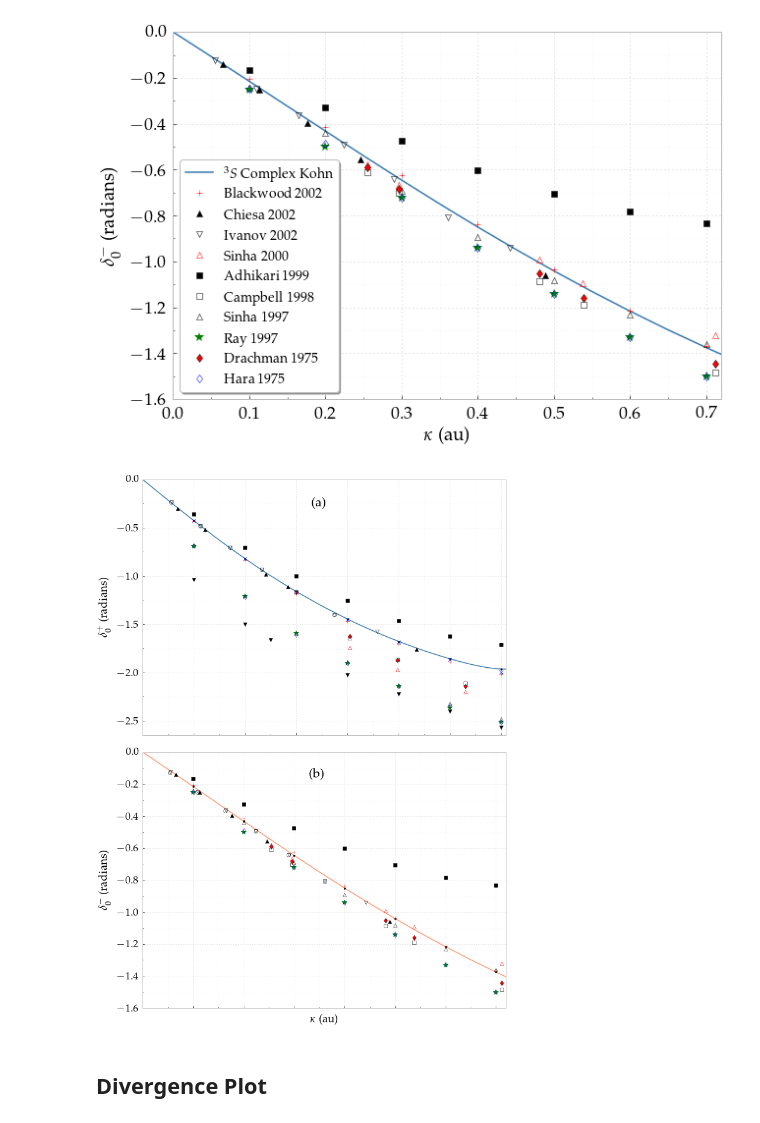
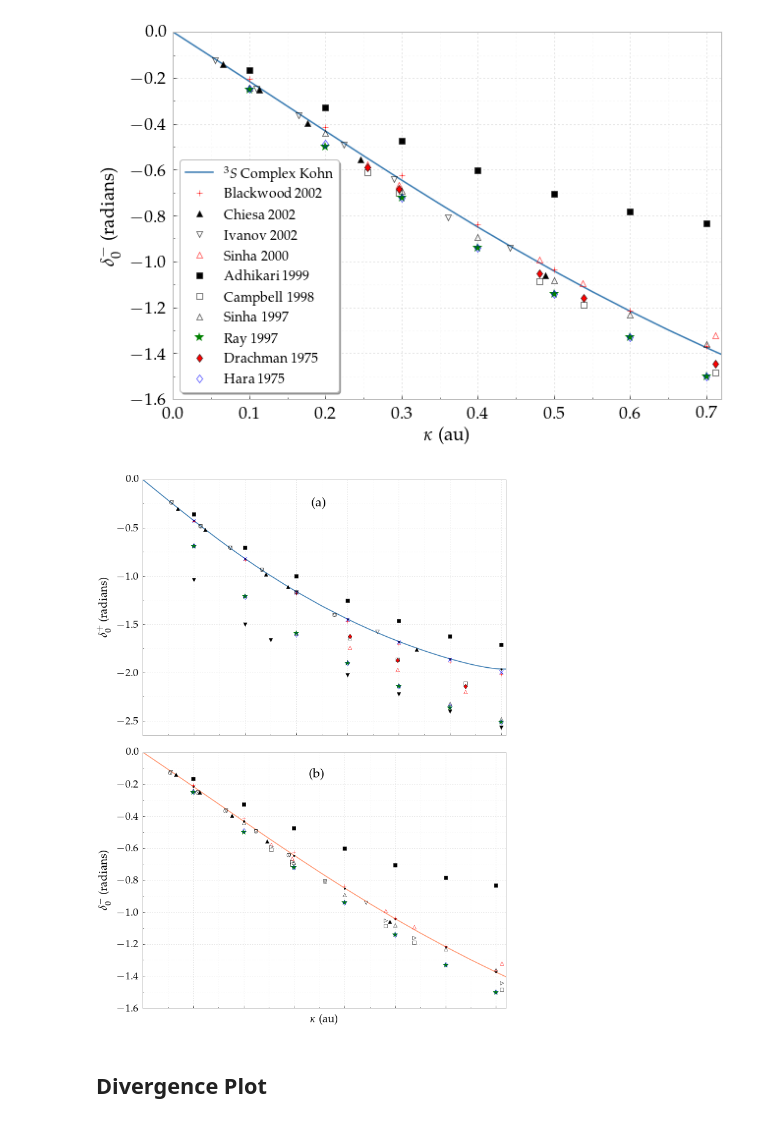
Before and after one commit to DentonW/Papers, a Jupyter notebook: PRA PsH/IPython/Paper Images.ipynb, the cells around one changed output. Saved outputs shown, nothing was run; the diff lists cells and outputs as text; code cells hidden in the pictures.

```diff
--- a/PRA PsH/IPython/Paper Images.ipynb
+++ b/PRA PsH/IPython/Paper Images.ipynb
@@ -1079,35 +1097,36 @@ FixPlot(plt)
 # Triplet #
 ###########
 pyplot.subplot(2, 1, 2)
 
 df.plot(x='Kappa', y='Phase3S', marker='.', markersize=0.01, label=r'$^3S$ Complex Kohn', color=tripletcolor)
 pyplot.plot(VanReeth3S2003['kappa'], VanReeth3S2003['phase'], 'k.')
 pyplot.plot(Blackwood3S2002['kappa'], Blackwood3S2002['phase'], 'r+', label='Blackwood 2002')
 pyplot.plot(Chiesa3S2002['kappa'], Chiesa3S2002['phase'], 'k^', label='Chiesa 2002')
 pyplot.plot(Ivanov3S2002['kappa'], Ivanov3S2002['phase'], 'kv', markerfacecolor='none', markeredgecolor='k', label='Ivanov 2002')
 pyplot.plot(Ivanov3S2001['kappa'], Ivanov3S2001['phase'], 'ko', markerfacecolor='none')
 pyplot.plot(Sinha3S2000['kappa'], Sinha3S2000['phase'], '^', markerfacecolor='none', markeredgecolor='r', label='Sinha 2000')
 pyplot.plot(Adhikari3S1999['kappa'], Adhikari3S1999['phase'], 'ks', label='Adhikari 1999')
 pyplot.plot(Campbell3S1998['kappa'], Campbell3S1998['phase'], 's', markerfacecolor='none', markeredgecolor='k', label='Campbell 1998')
 pyplot.plot(Sinha3S1997['kappa'], Sinha3S1997['phase'], '^', markerfacecolor='none', markeredgecolor='k', label='Sinha 1997')
 pyplot.plot(Ray3S1997['kappa'], Ray3S1997['phase'], 'g*', markersize=10, markerfacecolor='g', markeredgecolor='none', label='Ray 1997')
-pyplot.plot(Drachman3S1976['kappa'], Drachman3S1976['phase'], 'rd', label='Drachman 1975')
+#pyplot.plot(Drachman3S1976['kappa'], Drachman3S1976['phase'], 'rd', label='Drachman 1975')
+pyplot.plot(Drachman3S1976['kappa'], Drachman3S1976['phase'], 'w>', label='Drachman 1975')
 pyplot.plot(Hara3S1975['kappa'], Hara3S1975['phase'], 'd', markerfacecolor='none', markeredgecolor='b', label='Hara 1975')
 pyplot.xlabel(r"$\kappa$ (au)")
 pyplot.ylabel(r"$\delta_0^-$ (radians)")
 
 ax = plt.gca()
 ax.set_xticklabels([])
 ax.text(0.33, -0.16, '(b)', fontsize=22)
 
 pyplot.xlim([0, 0.72])
 FixPlot(plt)
 
 plt.tight_layout()
 pyplot.savefig('swave-comparisons.pdf', bbox_inches='tight')
 pyplot.show()
 # %% [output]
-[figure, old version]
+[figure, new version]
 # %% [markdown]
 ## Divergence Plot
 # %%
```
Also changed, not shown: parts of 7 cells of this notebook, 2 other files.
